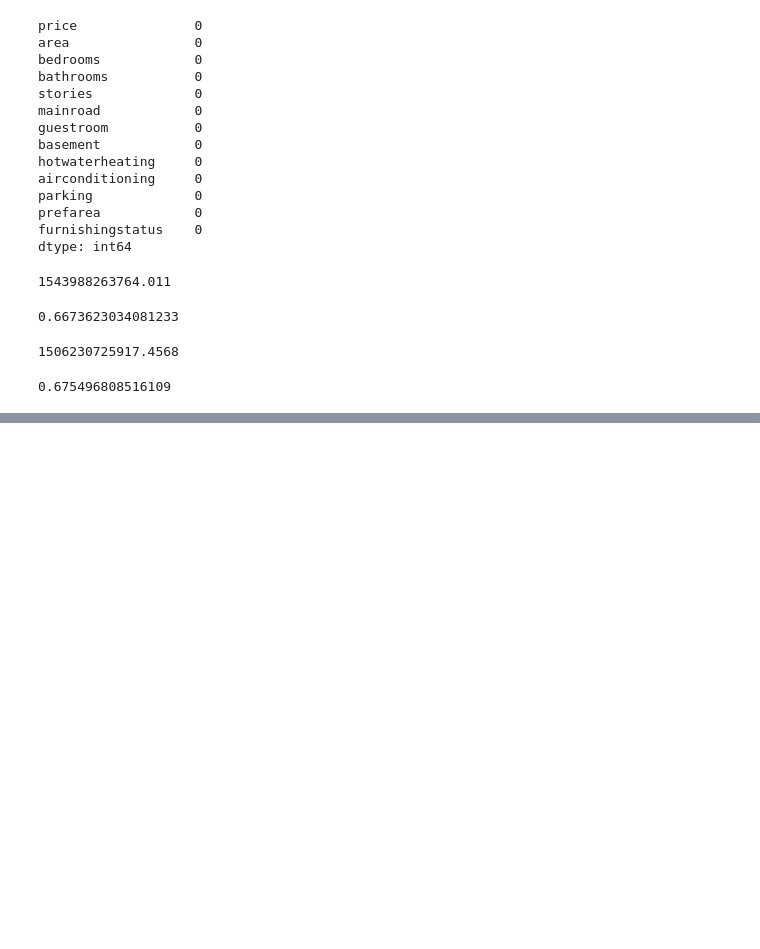
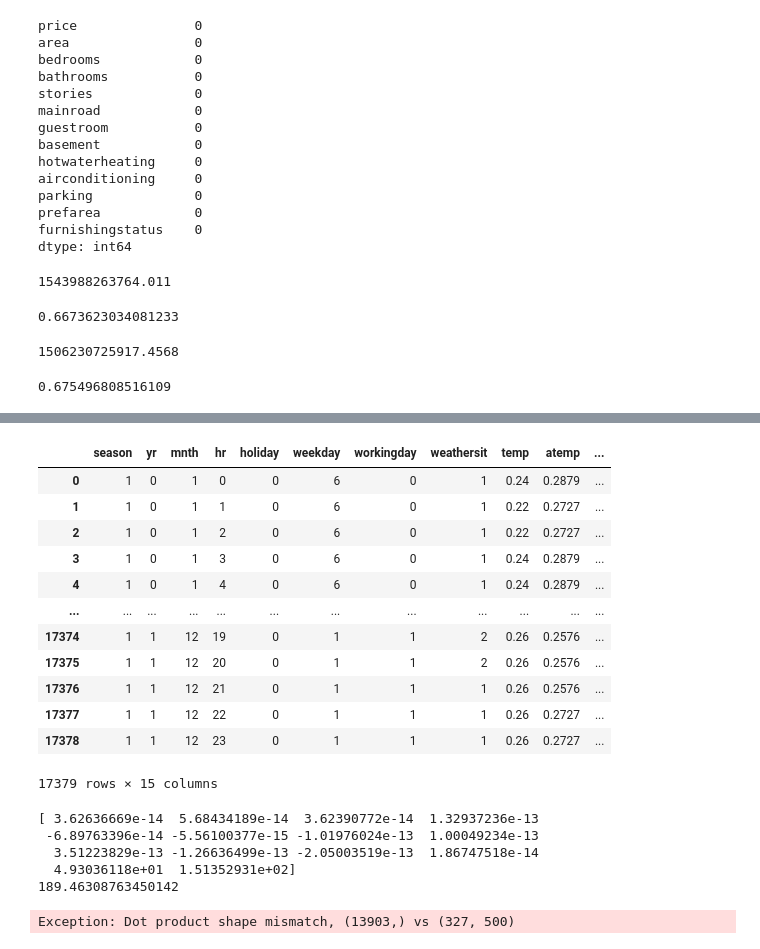
Before and after one commit to LakBoonJun1/DSA4288, a Jupyter notebook: Notebook/application.ipynb, the cells around one changed output, grey strips where cells are left out. Cells and saved outputs as stored; diff of their text form; code cells hidden in the pictures; blank space fills up the shorter version.

Commit message:
new dataset

```diff
--- a/Notebook/application.ipynb
+++ b/Notebook/application.ipynb
@@ -540,0 +614,5 @@ r2_ols
+# %%
+hour_df = pd.read_csv('../Dataset/hour.csv')
+day_df = pd.read_csv('../Dataset/day.csv')
+# %%
+hour_df['dteday'] = pd.to_datetime(hour_df['dteday'])
@@ -540,0 +628,17 @@ r2_ols
+# %%
+hour_df=hour_df.drop(["dteday","instant"],axis=True)
+hour_df
+# %% [output]
+|  | season | yr | mnth | hr | holiday | weekday | workingday | weathersit | temp | atemp | ... |
+| 0 | 1 | 0 | 1 | 0 | 0 | 6 | 0 | 1 | 0.24 | 0.2879 | ... |
+| 1 | 1 | 0 | 1 | 1 | 0 | 6 | 0 | 1 | 0.22 | 0.2727 | ... |
+| 2 | 1 | 0 | 1 | 2 | 0 | 6 | 0 | 1 | 0.22 | 0.2727 | ... |
+| 3 | 1 | 0 | 1 | 3 | 0 | 6 | 0 | 1 | 0.24 | 0.2879 | ... |
+| 4 | 1 | 0 | 1 | 4 | 0 | 6 | 0 | 1 | 0.24 | 0.2879 | ... |
+| ... | ... | ... | ... | ... | ... | ... | ... | ... | ... | ... | ... |
+| 17374 | 1 | 1 | 12 | 19 | 0 | 1 | 1 | 2 | 0.26 | 0.2576 | ... |
+| 17375 | 1 | 1 | 12 | 20 | 0 | 1 | 1 | 2 | 0.26 | 0.2576 | ... |
+| 17376 | 1 | 1 | 12 | 21 | 0 | 1 | 1 | 1 | 0.26 | 0.2576 | ... |
+| 17377 | 1 | 1 | 12 | 22 | 0 | 1 | 1 | 1 | 0.26 | 0.2727 | ... |
+| 17378 | 1 | 1 | 12 | 23 | 0 | 1 | 1 | 1 | 0.26 | 0.2727 | ... |
+17379 rows × 15 columns
@@ -540,0 +654,17 @@ r2_ols
+# %%
+##regular regression
+model=LinearRegression()
+model.fit(x_train,y_train)
+print(model.coef_)
+print(model.intercept_)
+# %% [output]
+[ 3.62636669e-14  5.68434189e-14  3.62390772e-14  1.32937236e-13
+ -6.89763396e-14 -5.56100377e-15 -1.01976024e-13  1.00049234e-13
+  3.51223829e-13 -1.26636499e-13 -2.05003519e-13  1.86747518e-14
+  4.93036118e+01  1.51352931e+02]
+189.46308763450142
+# %%
+x_sgd, _, _ = fast_least_squares_sgd(X_train, y_train, non_zero_entries, m)
+x_sgd
+# %% [output]
+Exception: Dot product shape mismatch, (13903,) vs (327, 500)
```
Also changed, not shown: parts of 6 cells of this notebook.
